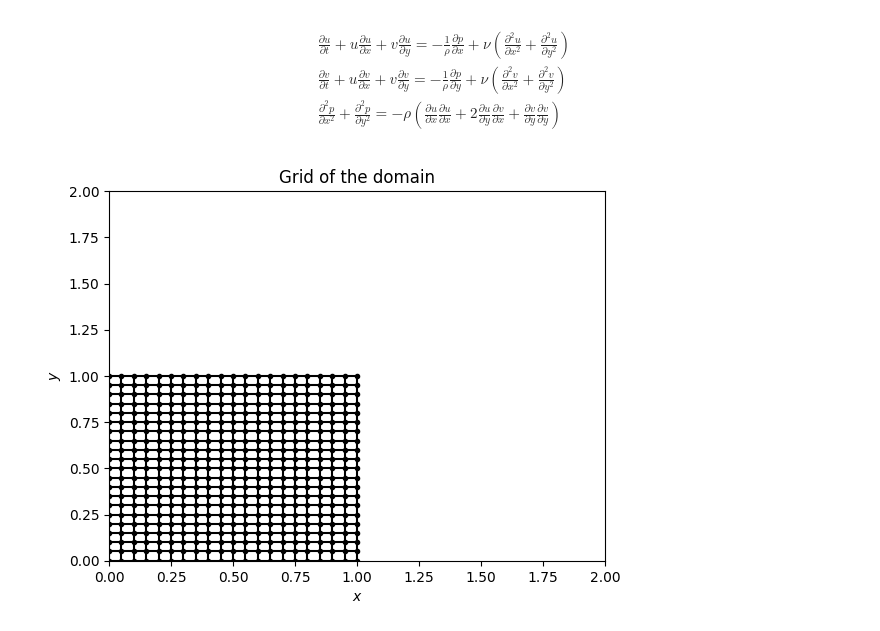
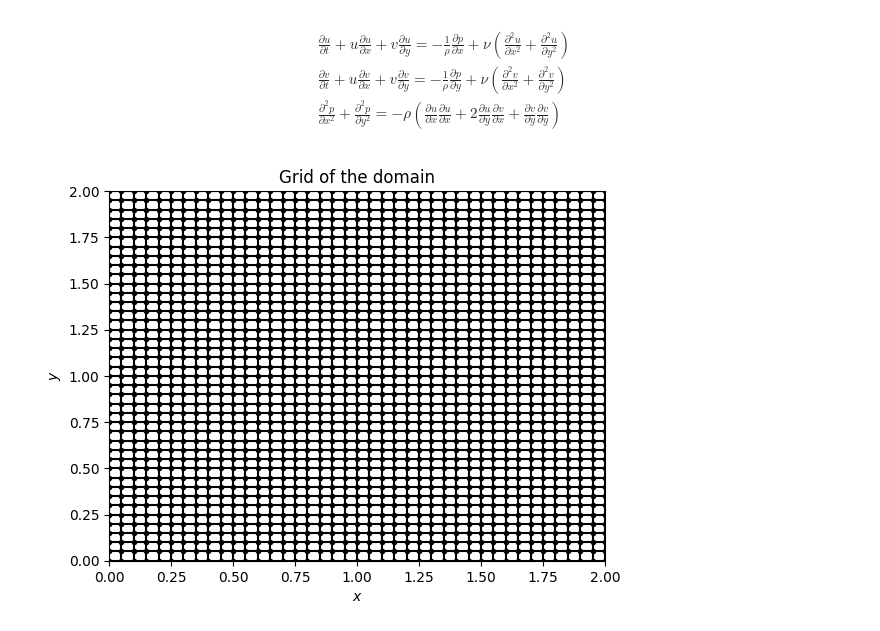
Before and after one commit to juhincapiem/CFD_codigos, a Jupyter notebook: FDM/LidDrivenCavity.ipynb, the cells around one changed output. Cells and saved outputs as stored; diff of their text form; code cells hidden in the pictures.

```diff
--- a/FDM/LidDrivenCavity.ipynb
+++ b/FDM/LidDrivenCavity.ipynb
@@ -136,15 +142,8 @@ class domain:
 # %%
 Lx = 2
 Ly = 2
 dx = 0.05
 dy = 0.05
 cavity = domain(Lx, Ly, dx, dy)
-
-T = 0.15
-dt = 0.005
-rho = float(1.0)
-nu = float(0.1)
-eta = float(nu/rho)
-cavity.velocity(T, dt, eta, rho)
 # %% [output]
-[figure, old version]
+[figure, new version]
```
Also changed, not shown: parts of 4 cells of this notebook.
